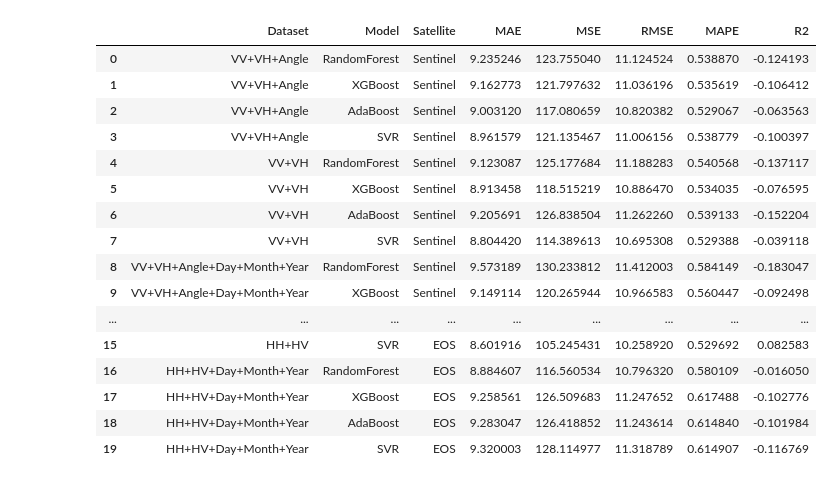
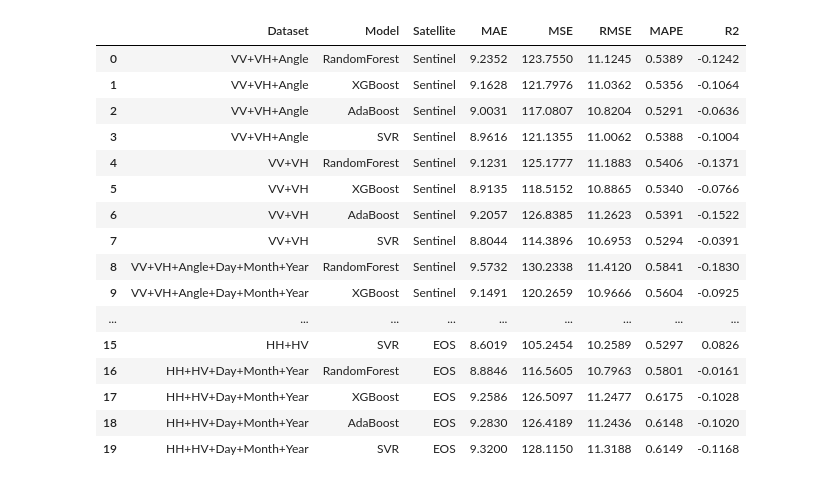
Before and after one commit to kshipra-jadav/major-2-experiments, a Jupyter notebook: code/results_vis.ipynb, the cells around one changed output. Cells and saved outputs as stored; diff of their text form; code cells hidden in the pictures.

```diff
--- a/code/results_vis.ipynb
+++ b/code/results_vis.ipynb
@@ -1,24 +1,26 @@
 # %%
 import pandas as pd
 
-df = pd.read_excel('Classical ML Results with Metrics.xlsx')
+results = pd.ExcelFile('Classical ML Results with Metrics.xlsx')
 
-df
+result_df = pd.read_excel('Classical ML Results with Metrics.xlsx', sheet_name=results.sheet_names[-1])
+
+result_df
 # %% [output]
 |  | Dataset | Model | Satellite | MAE | MSE | RMSE | MAPE | R2 |
-| 0 | VV+VH+Angle | RandomForest | Sentinel | 9.235246 | 123.755040 | 11.124524 | 0.538870 | -0.124193 |
-| 1 | VV+VH+Angle | XGBoost | Sentinel | 9.162773 | 121.797632 | 11.036196 | 0.535619 | -0.106412 |
-| 2 | VV+VH+Angle | AdaBoost | Sentinel | 9.003120 | 117.080659 | 10.820382 | 0.529067 | -0.063563 |
-| 3 | VV+VH+Angle | SVR | Sentinel | 8.961579 | 121.135467 | 11.006156 | 0.538779 | -0.100397 |
-| 4 | VV+VH | RandomForest | Sentinel | 9.123087 | 125.177684 | 11.188283 | 0.540568 | -0.137117 |
-| 5 | VV+VH | XGBoost | Sentinel | 8.913458 | 118.515219 | 10.886470 | 0.534035 | -0.076595 |
-| 6 | VV+VH | AdaBoost | Sentinel | 9.205691 | 126.838504 | 11.262260 | 0.539133 | -0.152204 |
-| 7 | VV+VH | SVR | Sentinel | 8.804420 | 114.389613 | 10.695308 | 0.529388 | -0.039118 |
-| 8 | VV+VH+Angle+Day+Month+Year | RandomForest | Sentinel | 9.573189 | 130.233812 | 11.412003 | 0.584149 | -0.183047 |
-| 9 | VV+VH+Angle+Day+Month+Year | XGBoost | Sentinel | 9.149114 | 120.265944 | 10.966583 | 0.560447 | -0.092498 |
+| 0 | VV+VH+Angle | RandomForest | Sentinel | 9.2352 | 123.7550 | 11.1245 | 0.5389 | -0.1242 |
+| 1 | VV+VH+Angle | XGBoost | Sentinel | 9.1628 | 121.7976 | 11.0362 | 0.5356 | -0.1064 |
+| 2 | VV+VH+Angle | AdaBoost | Sentinel | 9.0031 | 117.0807 | 10.8204 | 0.5291 | -0.0636 |
+| 3 | VV+VH+Angle | SVR | Sentinel | 8.9616 | 121.1355 | 11.0062 | 0.5388 | -0.1004 |
+| 4 | VV+VH | RandomForest | Sentinel | 9.1231 | 125.1777 | 11.1883 | 0.5406 | -0.1371 |
+| 5 | VV+VH | XGBoost | Sentinel | 8.9135 | 118.5152 | 10.8865 | 0.5340 | -0.0766 |
+| 6 | VV+VH | AdaBoost | Sentinel | 9.2057 | 126.8385 | 11.2623 | 0.5391 | -0.1522 |
+| 7 | VV+VH | SVR | Sentinel | 8.8044 | 114.3896 | 10.6953 | 0.5294 | -0.0391 |
+| 8 | VV+VH+Angle+Day+Month+Year | RandomForest | Sentinel | 9.5732 | 130.2338 | 11.4120 | 0.5841 | -0.1830 |
+| 9 | VV+VH+Angle+Day+Month+Year | XGBoost | Sentinel | 9.1491 | 120.2659 | 10.9666 | 0.5604 | -0.0925 |
 | ... | ... | ... | ... | ... | ... | ... | ... | ... |
-| 15 | HH+HV | SVR | EOS | 8.601916 | 105.245431 | 10.258920 | 0.529692 | 0.082583 |
-| 16 | HH+HV+Day+Month+Year | RandomForest | EOS | 8.884607 | 116.560534 | 10.796320 | 0.580109 | -0.016050 |
-| 17 | HH+HV+Day+Month+Year | XGBoost | EOS | 9.258561 | 126.509683 | 11.247652 | 0.617488 | -0.102776 |
-| 18 | HH+HV+Day+Month+Year | AdaBoost | EOS | 9.283047 | 126.418852 | 11.243614 | 0.614840 | -0.101984 |
-| 19 | HH+HV+Day+Month+Year | SVR | EOS | 9.320003 | 128.114977 | 11.318789 | 0.614907 | -0.116769 |
+| 15 | HH+HV | SVR | EOS | 8.6019 | 105.2454 | 10.2589 | 0.5297 | 0.0826 |
+| 16 | HH+HV+Day+Month+Year | RandomForest | EOS | 8.8846 | 116.5605 | 10.7963 | 0.5801 | -0.0161 |
+| 17 | HH+HV+Day+Month+Year | XGBoost | EOS | 9.2586 | 126.5097 | 11.2477 | 0.6175 | -0.1028 |
+| 18 | HH+HV+Day+Month+Year | AdaBoost | EOS | 9.2830 | 126.4189 | 11.2436 | 0.6148 | -0.1020 |
+| 19 | HH+HV+Day+Month+Year | SVR | EOS | 9.3200 | 128.1150 | 11.3188 | 0.6149 | -0.1168 |
```
Also changed, not shown: parts of 6 cells of this notebook, 17 other files.
